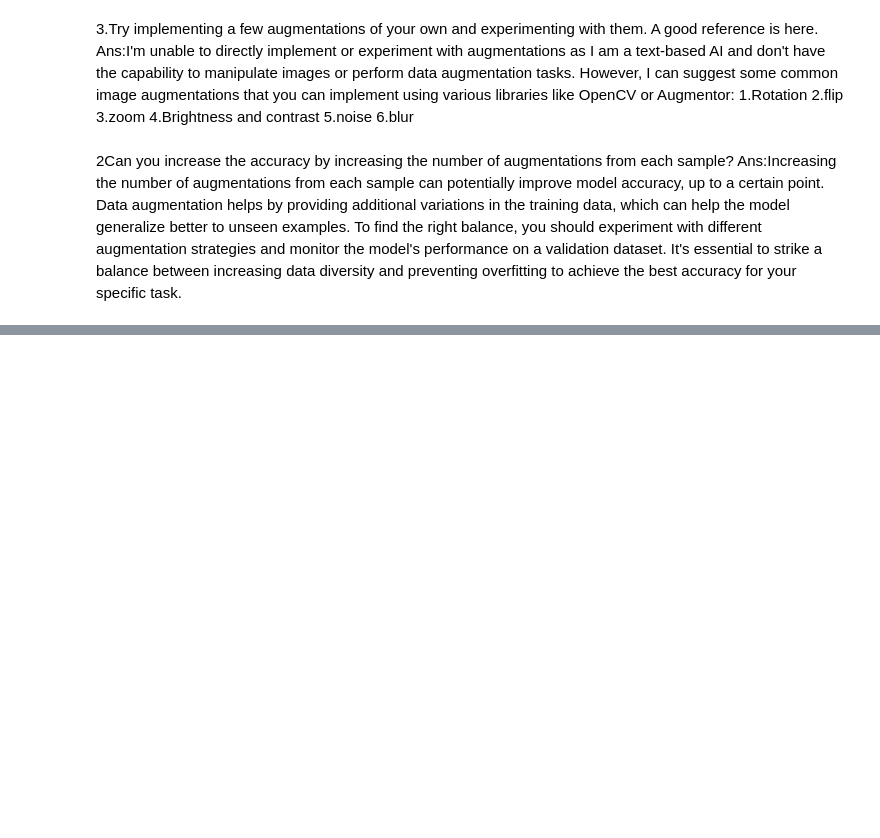
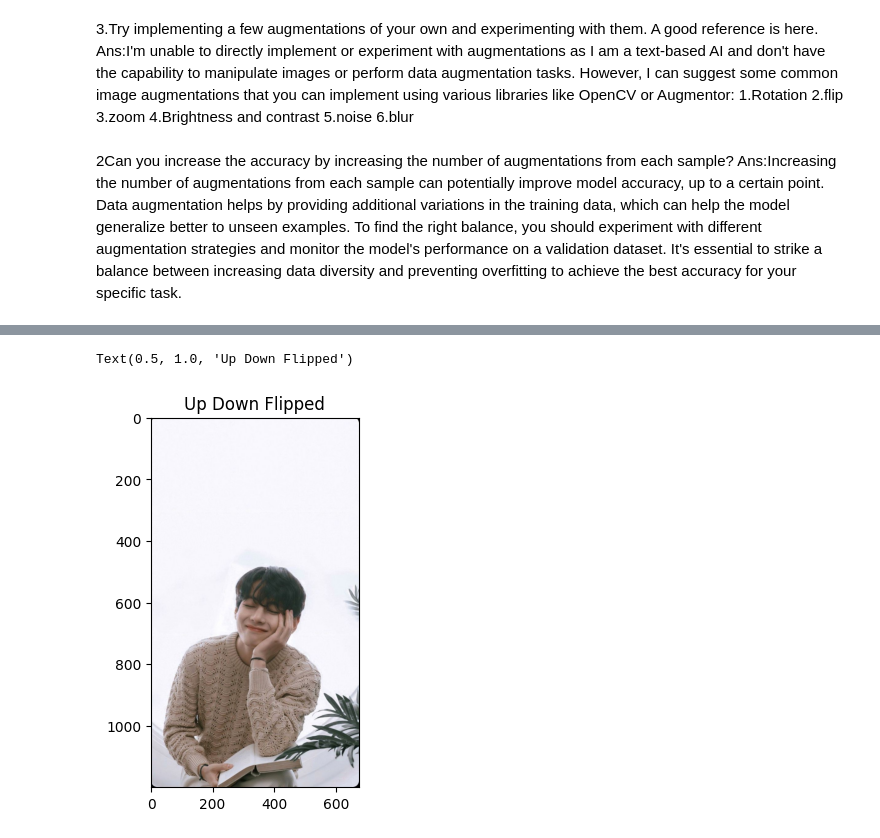
Before and after one commit to Umadevi-999/Fmml-module-lab-and-project, a Jupyter notebook: Module_01_Lab_03_Augmentation.ipynb, the cells around one changed output, grey strips where cells are left out. Saved outputs shown, nothing was run; the diff lists cells and outputs as text; code cells hidden in the pictures; blank space fills up the shorter version.

```diff
--- a/Module_01_Lab_03_Augmentation.ipynb
+++ b/Module_01_Lab_03_Augmentation.ipynb
@@ -368,0 +411,9 @@ To find the right balance, you should experiment with different augmentation str
+# %%
+# flip image up to down
+import numpy as np
+flipUD=np.fliplr(image)
+plt.imshow(flipUD)
+plt.title('Up Down Flipped')
+# %% [output]
+Text(0.5, 1.0, 'Up Down Flipped')
+[figure, added]
```
Also changed, not shown: parts of 7 cells of this notebook.
